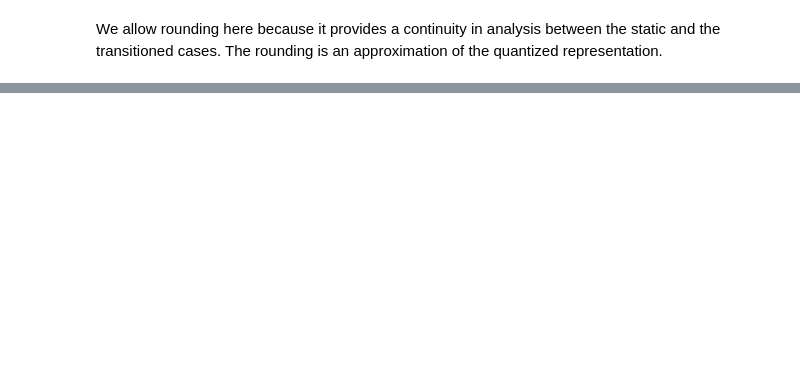
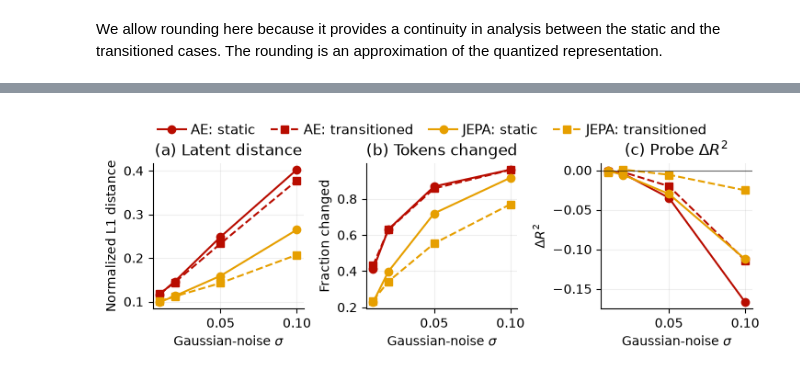
Before and after one commit to rkosova/reprod_vs_semantic, a Jupyter notebook: notebooks/perturbation_probe.ipynb, the cells around one changed output, grey strips where cells are left out. Saved outputs shown, nothing was run; the diff lists cells and outputs as text; code cells hidden in the pictures; blank space fills up the shorter version.

```diff
--- a/notebooks/perturbation_probe.ipynb
+++ b/notebooks/perturbation_probe.ipynb
@@ -44,7 +44,7 @@ R2P_JEPA = R2Score().to(DEVICE)
 R2UNPT_JEPA = R2Score().to(DEVICE)
 R2PPT_JEPA = R2Score().to(DEVICE)
 
-_, testset, _, _ = get_dataset(
+dssds, testset, _, _ = get_dataset(
     rng=rng,
     root='../data/walker_trajs_h5/data.h5',
     sample_num_frames=10,
@@ -183,8 +187,8 @@ def perturbation_probe(model: FSQ_V_JEPA | FSQ_VideoVAE,
 
     pt_obs_pred_unp = state_probe(trans.reshape(1, -1))
     pt_obs_pred_pert = state_probe(perturbed_trans.reshape(1, -1))
-    r2unpt.update(pt_obs_pred_unp, obs)
-    r2ppt.update(pt_obs_pred_pert, obs)
+    r2unpt.update(pt_obs_pred_unp, obs_pt)
+    r2ppt.update(pt_obs_pred_pert, obs_pt)
 
     trans = trans.round()
     perturbed_trans = perturbed_trans.round()
@@ -293,0 +390,43 @@ We allow rounding here because it provides a continuity in analysis between the
+# %%
+def plot_noise_sweep_results(results):
+    """Visualize representation and state-probe sensitivity across noise levels."""
+    sigmas = sorted(results)
+    model_names = sorted(next(iter(results.values())).keys() - {'ssim'})
+    # Okabe--Ito colors with clearly separated grayscale luminance.
+    model_colors = {'ae': "#B80C00", 'jepa': '#E69F00'}
+
+    # Compact three-panel figure for a paper column or two-column-width layout.
+    # SSIM is omitted here; report it in the caption as input-quality calibration.
+    fig, axs = plt.subplots(1, 3, figsize=(7.2, 2.35), sharex=True, layout='constrained')
+    ax_distance, ax_changed, ax_r2 = axs
+
+    for name in model_names:
+        values = [results[sigma][name] for sigma in sigmas]
+        line = ax_distance.plot(sigmas, [v['static_dist'] for v in values], marker='o', color=model_colors[name], label=f'{name.upper()}: static')[0]
+        color = line.get_color()
+        ax_distance.plot(sigmas, [v['transition_dist'] for v in values], marker='s', ls='--', color=color, label=f'{name.upper()}: transitioned')
+        ax_changed.plot(sigmas, [v['changed'] for v in values], marker='o', color=color, label=f'{name.upper()}: static')
+        ax_changed.plot(sigmas, [v['changed_transition_perc'] for v in values], marker='s', ls='--', color=color, label=f'{name.upper()}: transitioned')
+        ax_r2.plot(sigmas, [v['delta_r2'] for v in values], marker='o', color=color, label=f'{name.upper()}: static')
+        ax_r2.plot(sigmas, [v['delta_r2_transition'] for v in values], marker='s', ls='--', color=color, label=f'{name.upper()}: transitioned')
+
+    ax_distance.set(title='(a) Latent distance', ylabel='Normalized L1 distance')
+    ax_changed.set(title='(b) Tokens changed', ylabel='Fraction changed')
+    ax_r2.axhline(0, color='black', lw=0.8, alpha=0.6)
+    ax_r2.set(title=r'(c) Probe $\Delta R^2$', ylabel=r'$\Delta R^2$')
+
+    for ax in axs:
+        ax.set(xlabel=r'Gaussian-noise $\sigma$')
+        ax.grid(alpha=0.2)
+        ax.spines[['top', 'right']].set_visible(False)
+
+    handles, labels = ax_distance.get_legend_handles_labels()
+    fig.legend(handles, labels, loc='upper center', ncols=4, frameon=False,
+               bbox_to_anchor=(0.5, 1.12), fontsize=11, columnspacing=1.1, handletextpad=0.35)
+
+    return fig, axs
+
+
+fig, axs = plot_noise_sweep_results(noise_sweep_results)
+# %% [output]
+[figure, added]
```
Also changed, not shown: parts of 5 cells of this notebook, 18 other files.
